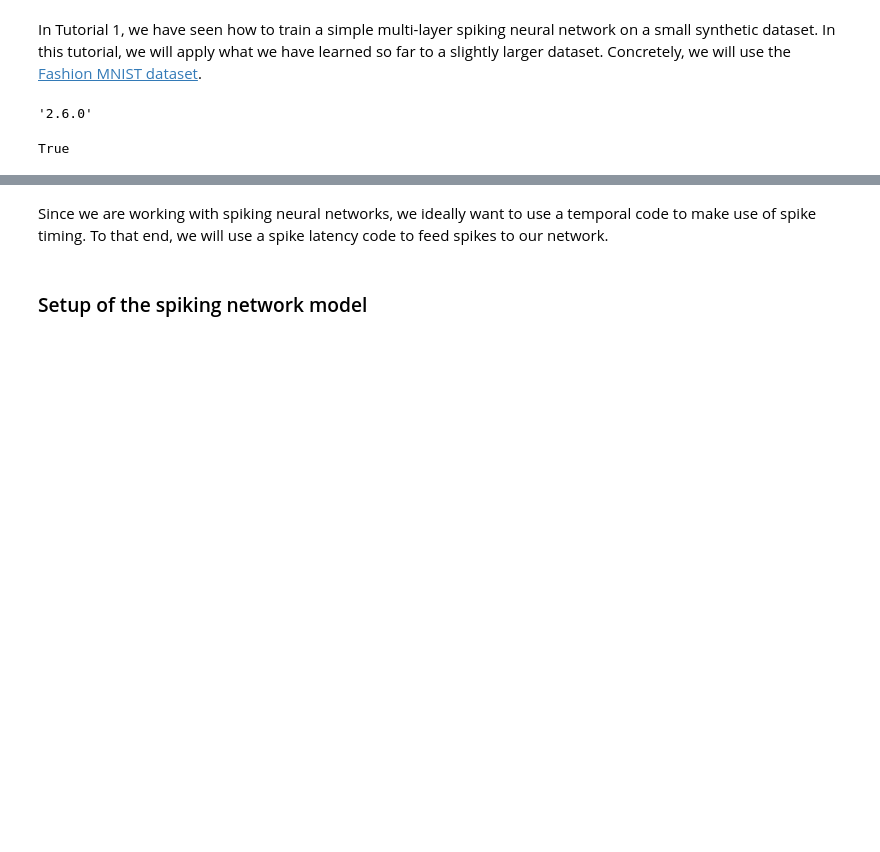
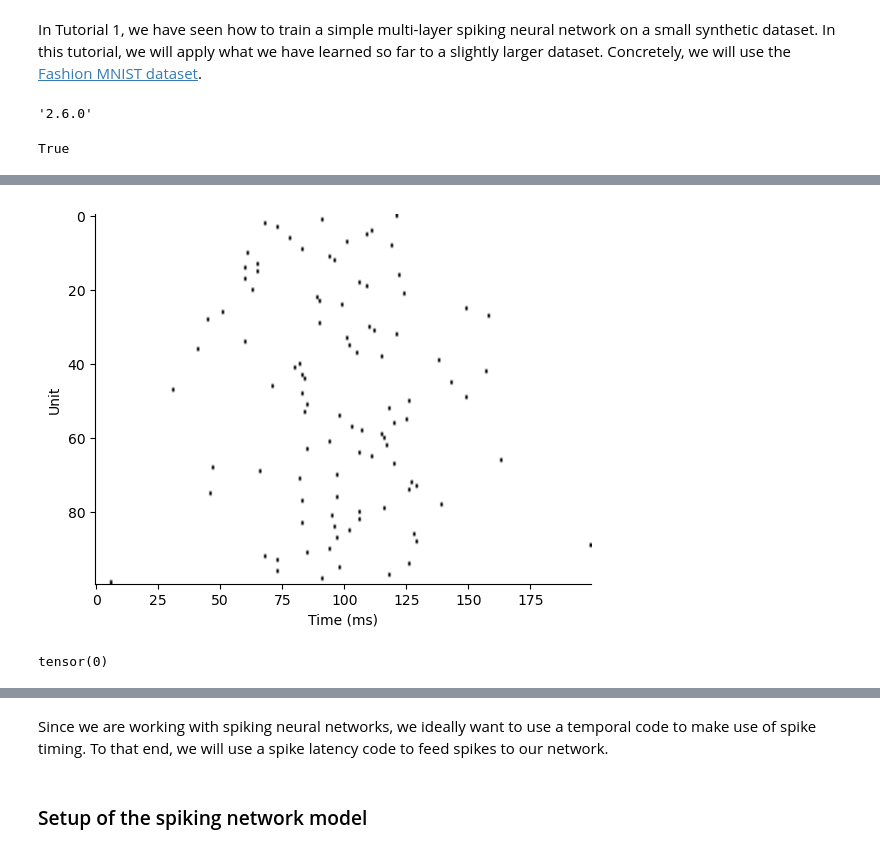
Before and after one commit to nalinir/spytorch, a Jupyter notebook: notebooks/SpyTorchTutorial2 _withRandman.ipynb, the cells around one changed output, grey strips where cells are left out. Saved outputs shown, nothing was run; the diff lists cells and outputs as text; code cells hidden in the pictures; blank space fills up the shorter version.

```diff
--- a/notebooks/SpyTorchTutorial2 _withRandman.ipynb
+++ b/notebooks/SpyTorchTutorial2 _withRandman.ipynb
@@ -277,3 +269,15 @@ sns.despine()
+# %%
+data_id = 2
+plt.imshow(train_loader.dataset[data_id][0].cpu().t(), cmap=plt.cm.gray_r, aspect="auto")
+plt.xlabel("Time (ms)")
+plt.ylabel("Unit")
+sns.despine()
+# %% [output]
+[figure, added]
+# %%
+train_loader.dataset[0][1]
+# %% [output]
+tensor(0)
 # %%
 # Check distribution for each subset using train_loader.dataset[i][1]
 train_labels = [int(train_loader.dataset[i][1]) for i in range(len(train_loader.dataset))]
```
Also changed, not shown: parts of 13 cells of this notebook, 1 other file.
